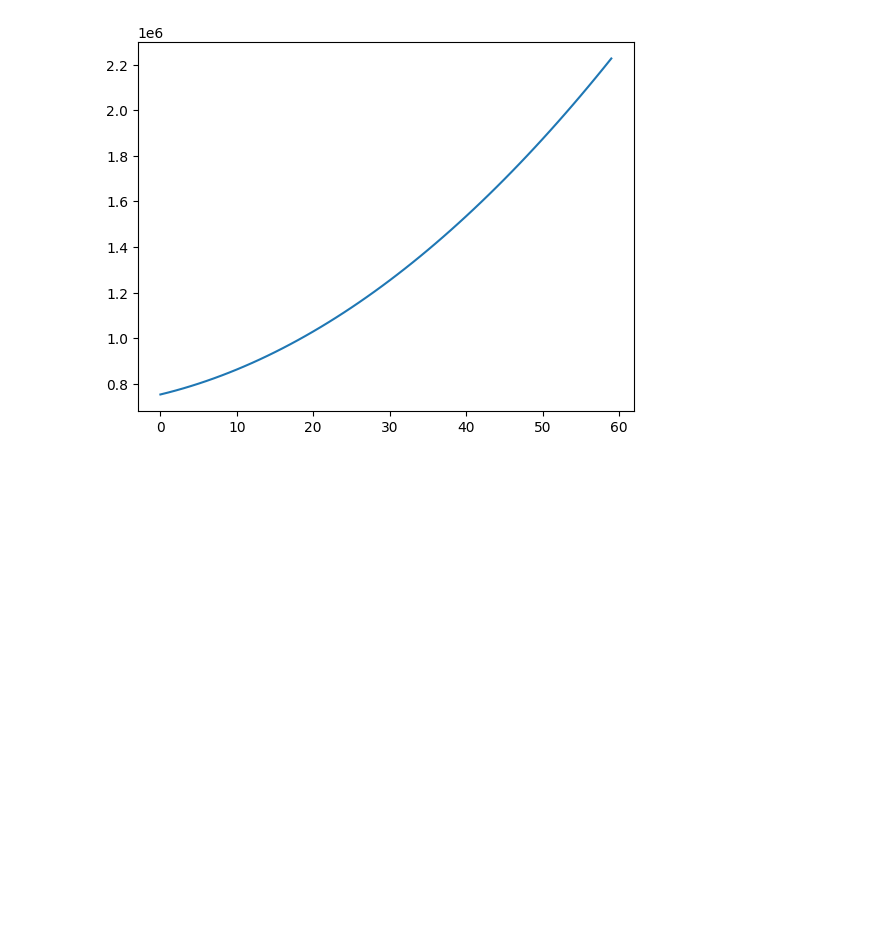
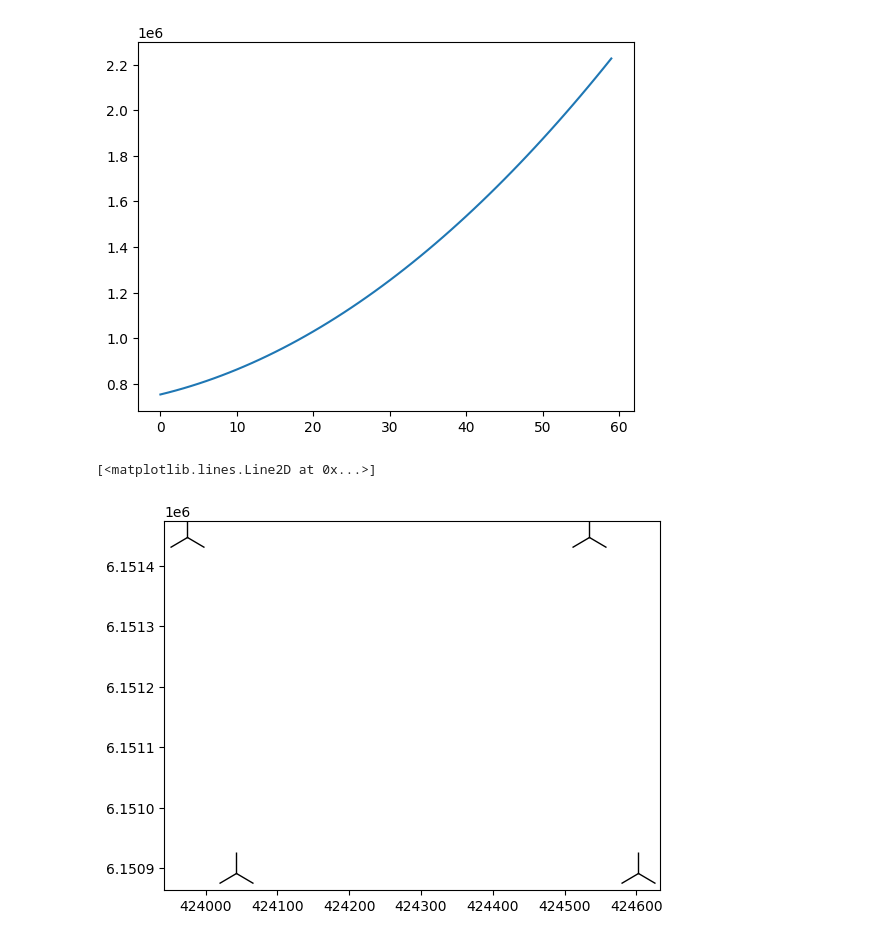
Before and after one commit to mifm/examples, a Jupyter notebook: bsc_example.ipynb, the cells around one changed output. Saved outputs shown, nothing was run; the diff lists cells and outputs as text; code cells hidden in the pictures; blank space fills up the shorter version.

```diff
--- a/bsc_example.ipynb
+++ b/bsc_example.ipynb
@@ -30,0 +52,10 @@ https://scikit-learn.org/stable/model_persistence.html#security-maintainability-
+# %%
+## SETUP OF WIND FARM MODEL
+
+x_init = np.array(wt_x)[np.array([0, 1, 8, 9])]
+y_init = np.array(wt_y)[np.array([0, 1, 8, 9])]
+n_wt = len(x_init)
+wt = HornsrevV80()
+site = Hornsrev1Site()
+wf_model = NOJ(site, wt)
+aep = wf_model(wt_x, wt_y).aep()
@@ -35,3 +214,10 @@ plt.plot(np.arange(0,60), res)
 # %% [output]
 [<matplotlib.lines.Line2D at 0x...>]
 [figure]
+# %%
+## PLOT WIND FARM
+
+plt.plot(x_init, y_init, '2k', markersize=30)
+# %% [output]
+[<matplotlib.lines.Line2D at 0x...>]
+[figure, added]
```
Also changed, not shown: parts of 14 cells of this notebook.
